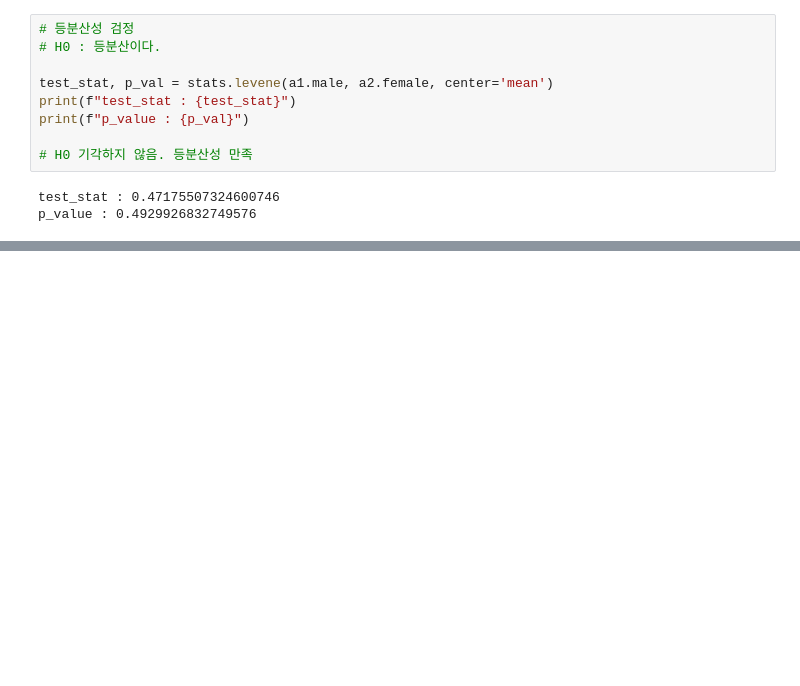
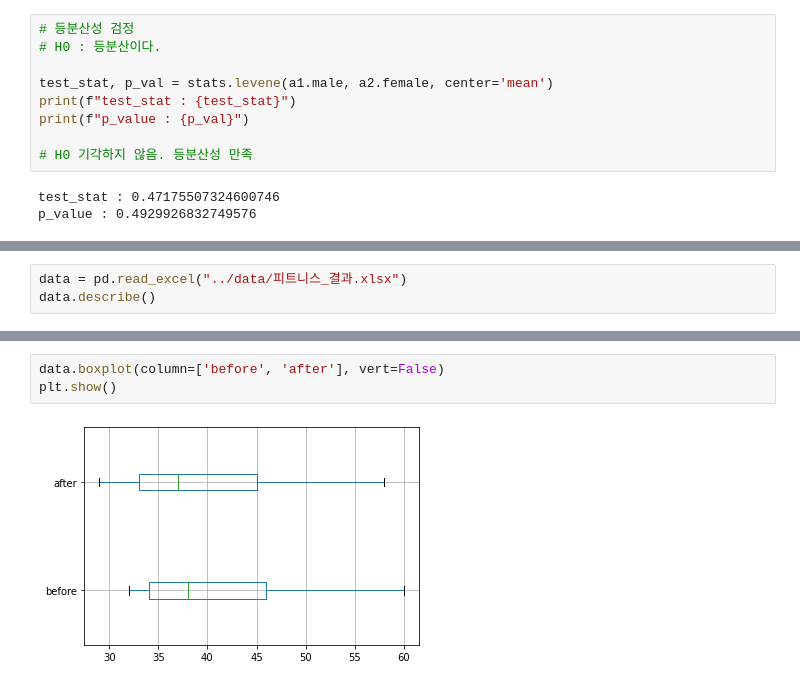
Before and after one commit to InryeolChoi/model_analysis, a Jupyter notebook: theory_stat/analysis_2.ipynb, the cells around one changed output, grey strips where cells are left out. Saved outputs shown, nothing was run; the diff lists cells and outputs as text; blank space fills up the shorter version.

```diff
--- a/theory_stat/analysis_2.ipynb
+++ b/theory_stat/analysis_2.ipynb
@@ -216,0 +230,3 @@ p_value : 0.0003483403525947437
+# %%
+data = pd.read_excel("../data/피트니스_결과.xlsx")
+data.describe()
@@ -216,0 +256,5 @@ p_value : 0.0003483403525947437
+# %%
+data.boxplot(column=['before', 'after'], vert=False)
+plt.show()
+# %% [output]
+[figure, added]
```
Also changed, not shown: parts of 10 cells of this notebook.
